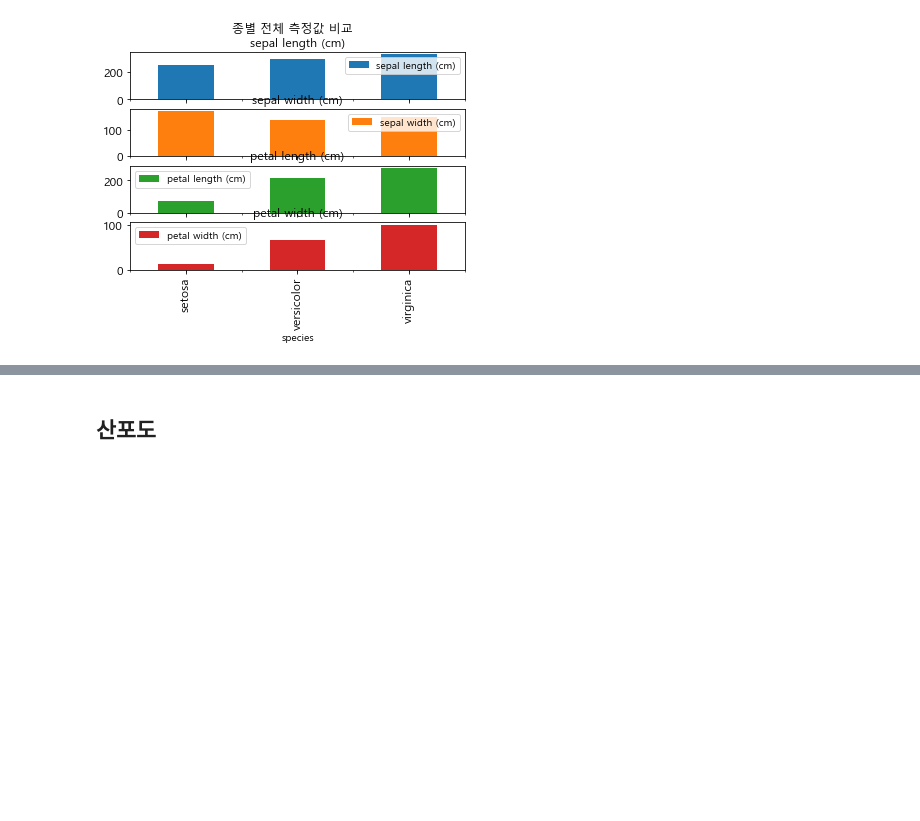
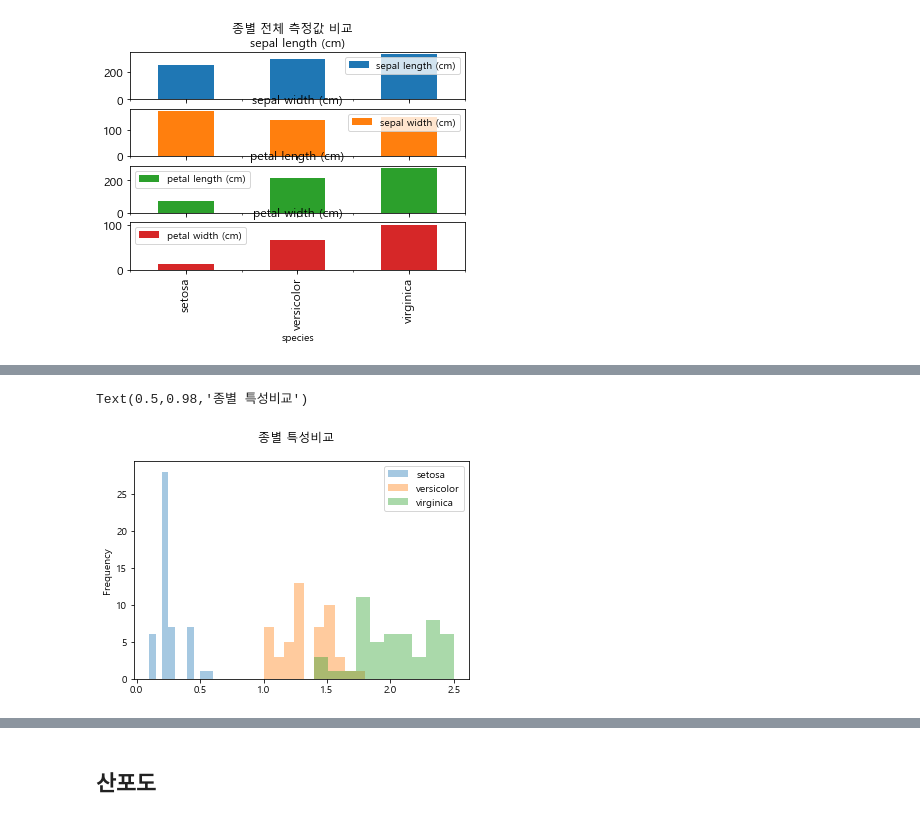
Before and after one commit to ParkKeunYoung/py_projects, a Jupyter notebook: analysis/pandas/basic/시각화.ipynb, the cells around one changed output, grey strips where cells are left out. Saved outputs shown, nothing was run; the diff lists cells and outputs as text; code cells hidden in the pictures; blank space fills up the shorter version.

```diff
--- a/analysis/pandas/basic/시각화.ipynb
+++ b/analysis/pandas/basic/시각화.ipynb
@@ -154,3 +175,16 @@ Text(0.5,0.98,'종별 전체 측정값 비교')
+# %%
+# 종별로 히스토그램을 그려보자 => 종별로 어디에 위치해 있는지가 판별
+for spec in df['species'].unique():
+    # 해당 종에 해당되는 데이터 추출
+    spec_per_df = df[ df['species'] == spec ]
+    # 종별 시각화
+    spec_per_df[ df.columns[3] ].plot( kind='hist', alpha=0.4, label=spec )
+
+plt.legend()
+plt.suptitle('종별 특성비교')
+# %% [output]
+Text(0.5,0.98,'종별 특성비교')
+[figure, added]
 # %% [markdown]
 ## 상자그림(박스플롯)
 
```
Also changed, not shown: parts of 25 cells of this notebook, 47 other files.
